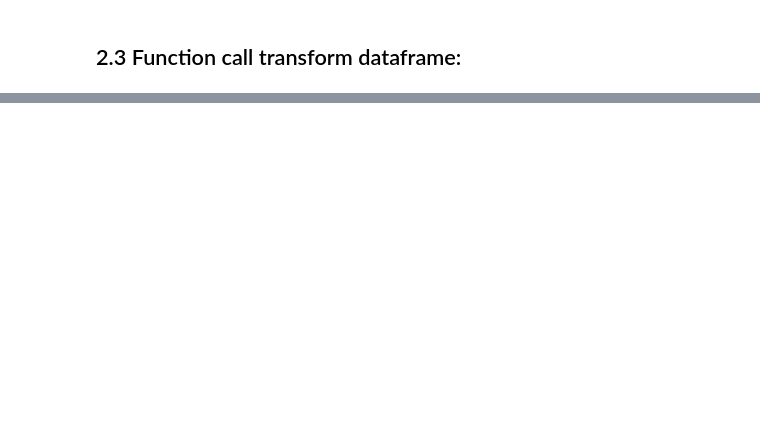
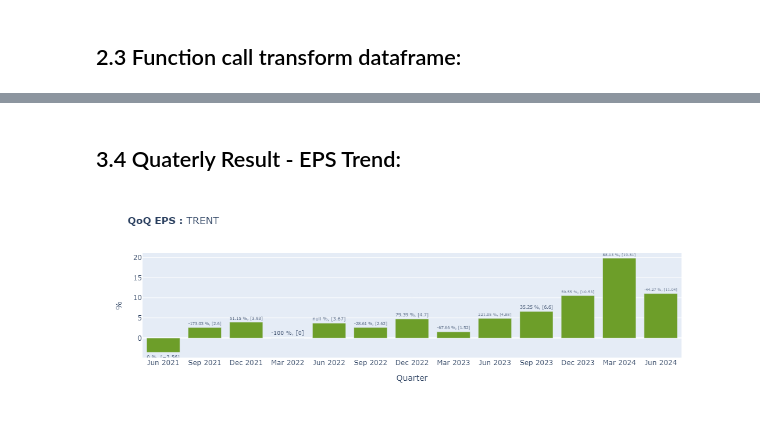
Before and after one commit to RSwarnkar/ScrapeScreener, a Jupyter notebook: JupyterNotebooks_v3/VS01-Scrape-StockData.ipynb, the cells around one changed output, grey strips where cells are left out. Drawn from its saved outputs; the diff is of its cells as text; code cells hidden in the pictures; blank space fills up the shorter version.

```diff
--- a/JupyterNotebooks_v3/VS01-Scrape-StockData.ipynb
+++ b/JupyterNotebooks_v3/VS01-Scrape-StockData.ipynb
@@ -344,0 +447,33 @@ fig1.show()
+# %% [markdown]
+## 3.4 Quaterly Result - EPS Trend:
+# %%
+## Charting
+fig4 = go.Figure()
+
+x  = df_quaterly_results.index
+y1 = df_quaterly_results['EPS in Rs'].astype(float) # EPS Column
+y2 = df_quaterly_results['EPS Change %'].apply(lambda x: round(x, 2)) # Percent Change
+
+
+# https://stackoverflow.com/a/70452260/1176573
+
+fig4.add_trace(go.Bar( x=x, y=y1,
+                      name='EPS in Rs',
+                      marker_color ="#6d9e29",  #6d9e29 1c9c7c
+                      text=y2,
+                      textposition="outside",
+                      texttemplate="%{text} %, [%{y}]"
+                     )
+              )
+
+plot_title = '<b>QoQ EPS : </b>' + stock_symbol
+
+fig4.update_layout(
+        title=plot_title,
+        xaxis_title='Quarter',
+        yaxis_title=' % ')
+
+# pyo.plot(fig, filename="temp-plot.html")
+fig4.show()
+# %% [output]
+[figure, added]
```
Also changed, not shown: parts of 45 cells of this notebook, 28 other files.
